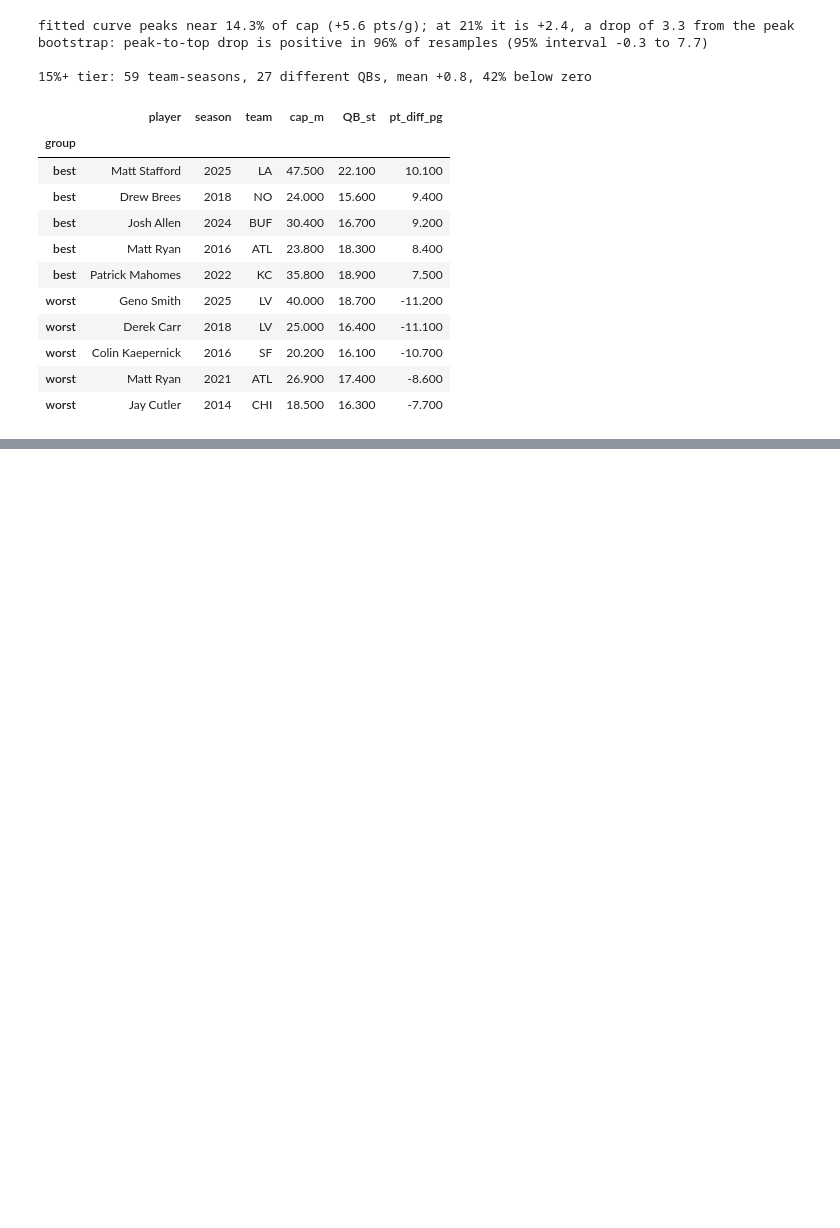
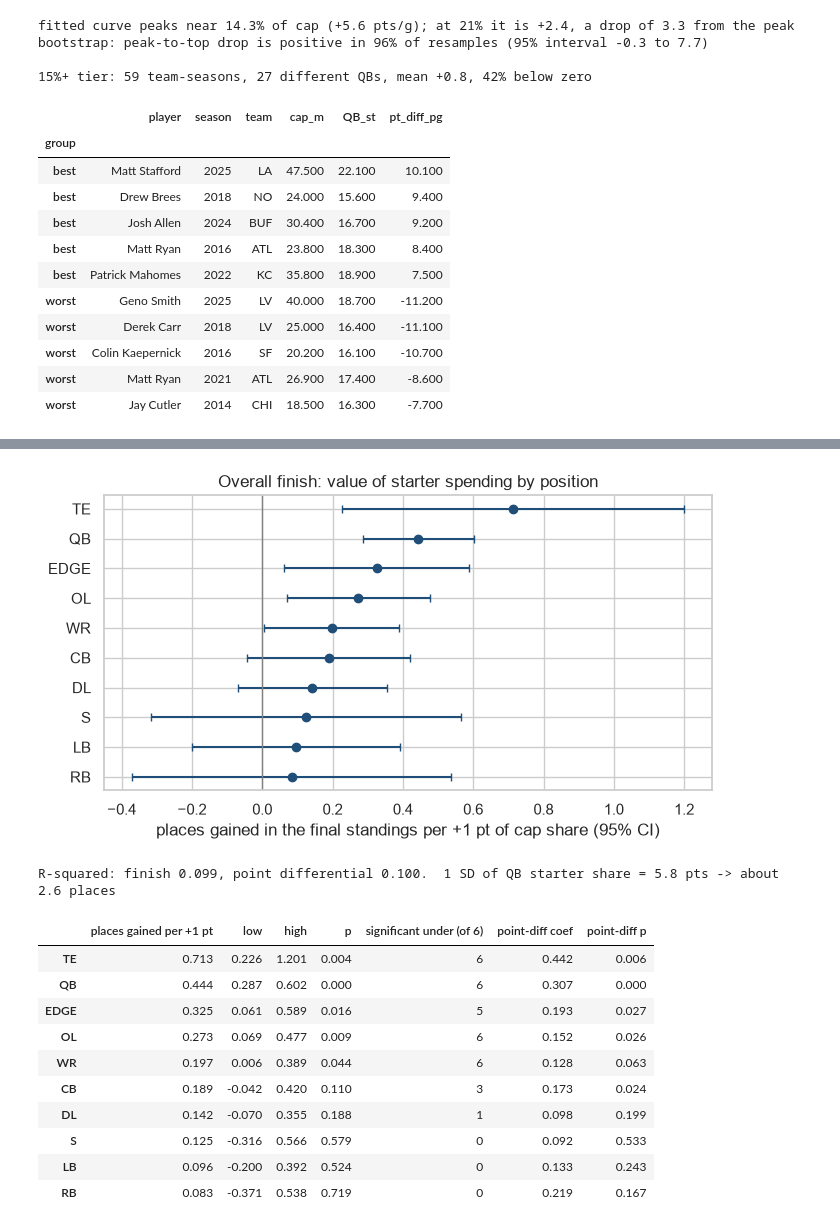
Before and after one commit to noahfighter883/nfl-position-value, a Jupyter notebook: analysis.ipynb, the cells around one changed output, grey strips where cells are left out. Drawn from its saved outputs; the diff is of its cells as text; code cells hidden in the pictures; blank space fills up the shorter version.

```diff
--- a/analysis.ipynb
+++ b/analysis.ipynb
@@ -1224,3 +1289,39 @@ bootstrap: peak-to-top drop is positive in 96% of resamples (95% interval -0.3 t
+# %%
+# same joint model as sections 2 and 7, with overall finish as the outcome. Coefficients are flipped to PLACES GAINED so that
+# positive = better, matching the other outcomes. Also: how many of the six starter definitions keep each result significant.
+def finish_frame(rule):
+    p = ps.copy(); p["role"] = assign_roles(p, rule)
+    d = share_table(p).merge(ts[["season", "team", "finish", "pt_diff_pg"]], on=["season", "team"])
+    for q in POS: d[f"{q}_st"] = d[f"{q}_starter_share"] * 100
+    d["ST_pct"] = d.ST_all_share * 100
+    return d
+RHS = " + ".join(f"{p}_st" for p in POS) + " + ST_pct"
+base = finish_frame(STARTER_RULES["top-N (base 11)"]); mf = fit(f"finish ~ {RHS}", base); mpd = fit(f"pt_diff_pg ~ {RHS}", base)
+k = {p: sum(finish_ols.pvalues[f"{p}_st"] < 0.05 for finish_ols in [fit(f"finish ~ {RHS}", finish_frame(r)) for r in STARTER_RULES.values()]) for p in POS}
+ci = mf.conf_int()
+res = pd.DataFrame({"places gained per +1 pt": [-mf.params[f"{p}_st"] for p in POS], "low": [-ci.loc[f"{p}_st", 1] for p in POS], "high": [-ci.loc[f"{p}_st", 0] for p in POS],
+                    "p": [mf.pvalues[f"{p}_st"] for p in POS], "significant under (of 6)": [k[p] for p in POS],
+                    "point-diff coef": [mpd.params[f"{p}_st"] for p in POS], "point-diff p": [mpd.pvalues[f"{p}_st"] for p in POS]}, index=POS).sort_values("places gained per +1 pt", ascending=False)
+fig, ax = plt.subplots(figsize=(7, 4)); r = res.iloc[::-1]
+ax.errorbar(r["places gained per +1 pt"], range(len(r)), xerr=[r["places gained per +1 pt"] - r.low, r.high - r["places gained per +1 pt"]], fmt="o", color="#1f4e79", capsize=3)
+ax.axvline(0, color="grey", lw=1); ax.set_yticks(range(len(r))); ax.set_yticklabels(r.index); ax.set(xlabel="places gained in the final standings per +1 pt of cap share (95% CI)", title="Overall finish: value of starter spending by position")
+plt.tight_layout(); plt.show()
+print(f"R-squared: finish {mf.rsquared:.3f}, point differential {mpd.rsquared:.3f}.  1 SD of QB starter share = {base.QB_st.std():.1f} pts -> about {-mf.params['QB_st'] * base.QB_st.std():.1f} places")
+res.round(3)
+# %% [output]
+[figure, added]
+R-squared: finish 0.099, point differential 0.100.  1 SD of QB starter share = 5.8 pts -> about 2.6 places
+|  | places gained per +1 pt | low | high | p | significant under (of 6) | point-diff coef | point-diff p |
+| TE | 0.713 | 0.226 | 1.201 | 0.004 | 6 | 0.442 | 0.006 |
+| QB | 0.444 | 0.287 | 0.602 | 0.000 | 6 | 0.307 | 0.000 |
+| EDGE | 0.325 | 0.061 | 0.589 | 0.016 | 5 | 0.193 | 0.027 |
+| OL | 0.273 | 0.069 | 0.477 | 0.009 | 6 | 0.152 | 0.026 |
+| WR | 0.197 | 0.006 | 0.389 | 0.044 | 6 | 0.128 | 0.063 |
+| CB | 0.189 | -0.042 | 0.420 | 0.110 | 3 | 0.173 | 0.024 |
+| DL | 0.142 | -0.070 | 0.355 | 0.188 | 1 | 0.098 | 0.199 |
+| S | 0.125 | -0.316 | 0.566 | 0.579 | 0 | 0.092 | 0.533 |
+| LB | 0.096 | -0.200 | 0.392 | 0.524 | 0 | 0.133 | 0.243 |
+| RB | 0.083 | -0.371 | 0.538 | 0.719 | 0 | 0.219 | 0.167 |
 # %% [markdown]
 ## 12. Caveats & next steps
 
```
Also changed, not shown: parts of 3 cells of this notebook, 5 other files.
